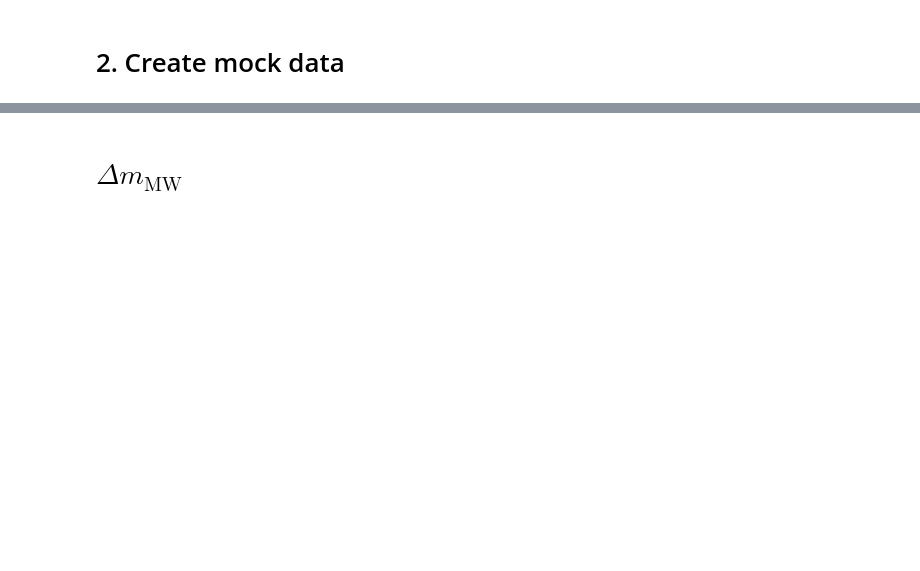
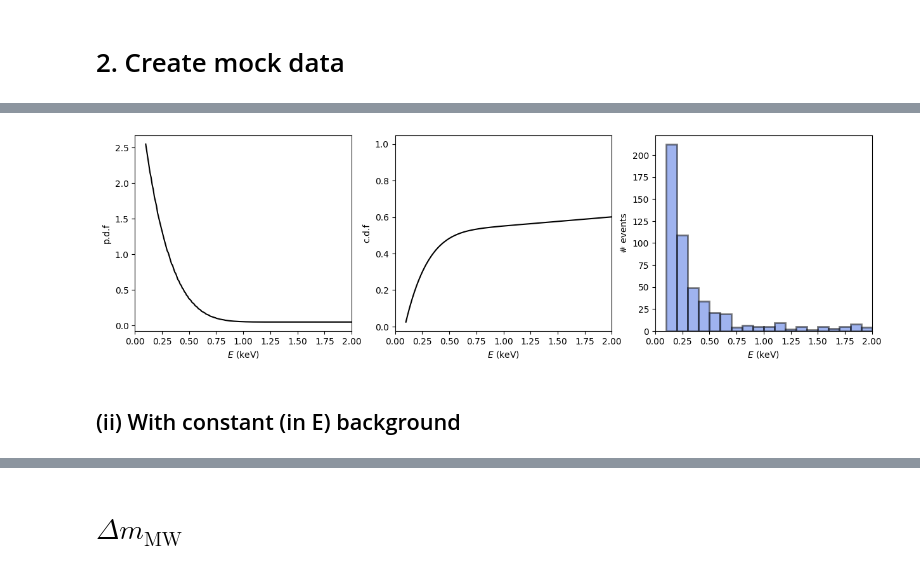
Before and after one commit to Manush19/MWlocalDM, a Jupyter notebook: Notebooks/Nuclear_recoil.ipynb, the cells around one changed output, grey strips where cells are left out. Saved outputs shown, nothing was run; the diff lists cells and outputs as text; code cells hidden in the pictures; blank space fills up the shorter version.

Commit message:
working on mock data analysis

```diff
--- a/Notebooks/Nuclear_recoil.ipynb
+++ b/Notebooks/Nuclear_recoil.ipynb
@@ -112,0 +125,22 @@ plt.savefig('../Output/figures/nuclear/Differential_recoil.png',bbox_inches = 't
+# %%
+samples, pdf = nr.mocksample(m, sp)
+
+fig, axs = plt.subplots(1,3, figsize = (15,4))
+ax1, ax2, ax3 = axs
+
+ax1.plot(pdf[:,0], pdf[:,2], c = 'k')
+ax2.plot(pdf[:,0], pdf[:,1], c = 'k')
+ax3.hist(samples, bins = bins, color = 'royalblue', histtype = 'bar', lw = 2, alpha = 0.5, edgecolor = 'k');
+
+for ax in axs:
+    ax.set_xlabel('$E$ (keV)')
+    ax.set_xlim(0, 2)
+ax1.set_ylabel('p.d.f')
+ax2.set_ylabel('c.d.f')
+ax3.set_ylabel('# events')
+
+plt.savefig('../Output/figures/nuclear/mock_samples.png', bbox_inches = 'tight', dpi = 300)
+# %% [output]
+[figure, added]
+# %% [markdown]
+## (ii) With constant (in E) background
```
Also changed, not shown: parts of 14 cells of this notebook, 38 other files.
